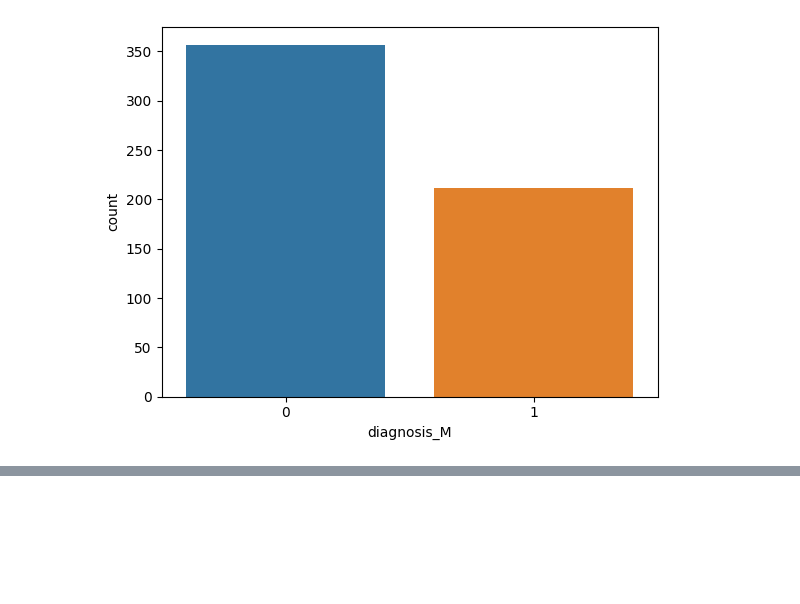
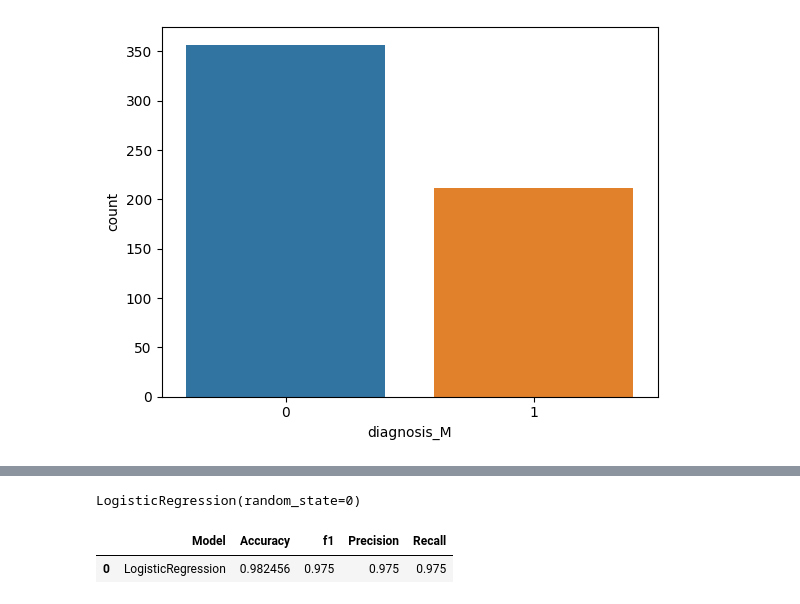
Before and after one commit to TarekHafza/Breast-cancer-prediction, a Jupyter notebook: etl/breast_tumor_logistic_regression.ipynb, the cells around one changed output, grey strips where cells are left out. Drawn from its saved outputs; the diff is of its cells as text; code cells hidden in the pictures; blank space fills up the shorter version.

Commit message:
logistic regression training and results

```diff
--- a/etl/exploratory-etl.ipynb
+++ b/etl/breast_tumor_logistic_regression.ipynb
@@ -123,0 +216,28 @@ plt.show()
+# %%
+#Logistic Regression
+classifier_lr = LogisticRegression
+
+classifier_lr = LogisticRegression(random_state=0)
+# %%
+#training the model
+classifier_lr.fit(x_train, y_train)
+# %% [output]
+LogisticRegression(random_state=0)
+# %%
+#evaluate the model
+y_pred = classifier_lr.predict(x_test)
+# %%
+#load metrics
+acc = accuracy_score(y_test, y_pred)
+f1 = f1_score(y_test, y_pred)
+prec = precision_score(y_test, y_pred)
+recall = recall_score(y_test, y_pred)
+# %%
+#print the metrics
+results = pd.DataFrame([['LogisticRegression', acc, f1, prec, recall]],
+                       columns= ['Model', 'Accuracy', 'f1', 'Precision', 'Recall'])
+
+results
+# %% [output]
+|  | Model | Accuracy | f1 | Precision | Recall |
+| 0 | LogisticRegression | 0.982456 | 0.975 | 0.975 | 0.975 |
```
Also changed, not shown: parts of 9 cells of this notebook.
